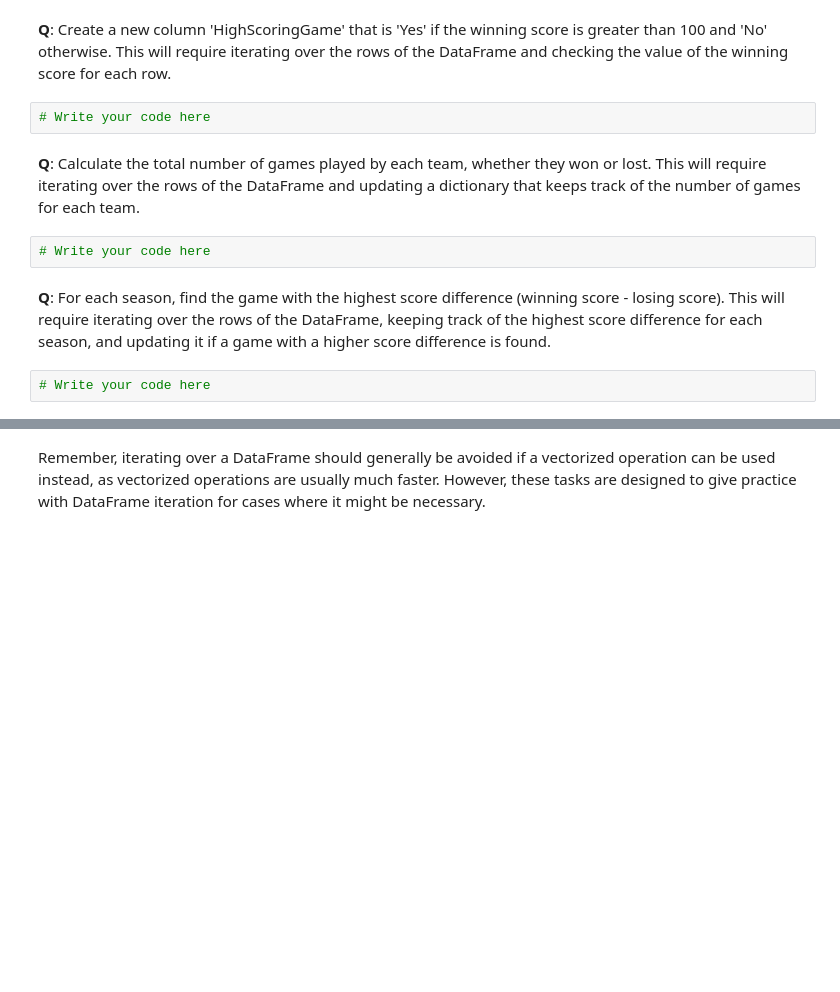
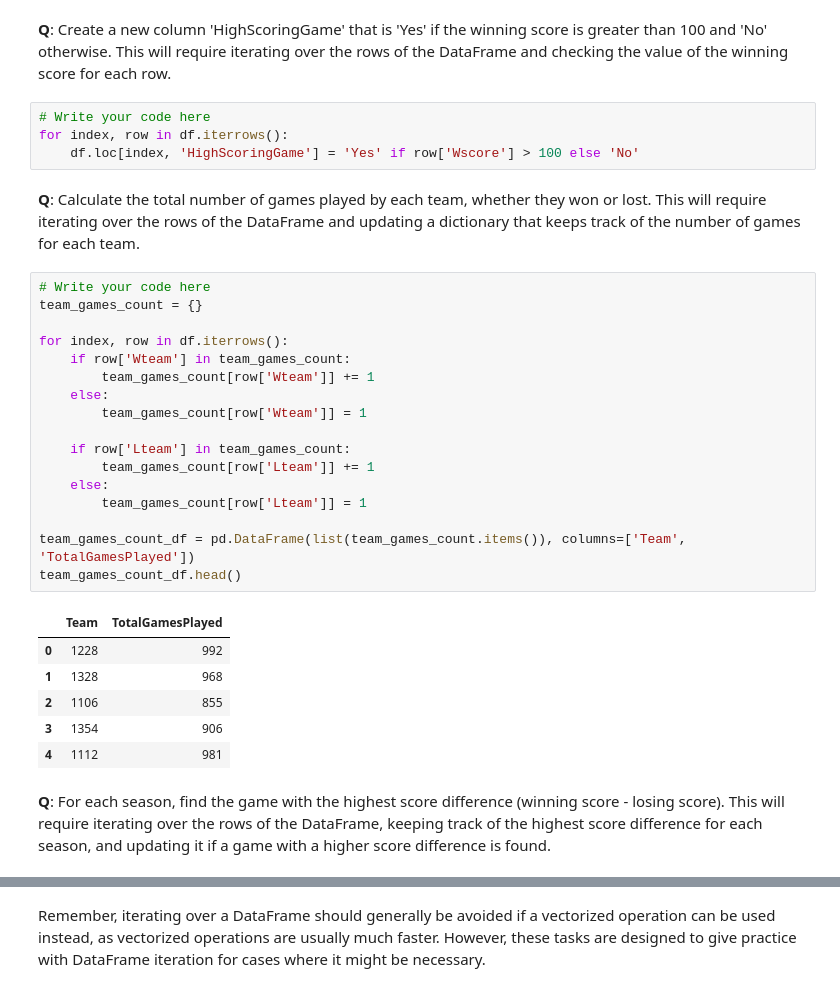
Before and after one commit to NumanBashir/DataVisualizationGroup13, a Jupyter notebook: individual_works/pd_204465.ipynb, the cells around one changed output, grey strips where cells are left out. Drawn from its saved outputs; the diff is of its cells as text; blank space fills up the shorter version.

```diff
--- a/individual_works/pd_204465.ipynb
+++ b/individual_works/pd_204465.ipynb
@@ -377,13 +539,35 @@ Numot        0
 Name: 1, dtype: object
 # %% [markdown]
 **Q**: Create a new column 'HighScoringGame' that is 'Yes' if the winning score is greater than 100 and 'No' otherwise. This will require iterating over the rows of the DataFrame and checking the value of the winning score for each row.
-# %%
-# Write your code here
+# %%
+# Write your code here
+for index, row in df.iterrows():
+    df.loc[index, 'HighScoringGame'] = 'Yes' if row['Wscore'] > 100 else 'No'
 # %% [markdown]
 **Q**: Calculate the total number of games played by each team, whether they won or lost. This will require iterating over the rows of the DataFrame and updating a dictionary that keeps track of the number of games for each team.
-# %%
-# Write your code here
+# %%
+# Write your code here
+team_games_count = {}
+
+for index, row in df.iterrows():
+    if row['Wteam'] in team_games_count:
+        team_games_count[row['Wteam']] += 1
+    else:
+        team_games_count[row['Wteam']] = 1
+
+    if row['Lteam'] in team_games_count:
+        team_games_count[row['Lteam']] += 1
+    else:
+        team_games_count[row['Lteam']] = 1
+
+team_games_count_df = pd.DataFrame(list(team_games_count.items()), columns=['Team', 'TotalGamesPlayed'])
+team_games_count_df.head()
+# %% [output]
+|  | Team | TotalGamesPlayed |
+| 0 | 1228 | 992 |
+| 1 | 1328 | 968 |
+| 2 | 1106 | 855 |
+| 3 | 1354 | 906 |
+| 4 | 1112 | 981 |
 # %% [markdown]
 **Q**: For each season, find the game with the highest score difference (winning score - losing score). This will require iterating over the rows of the DataFrame, keeping track of the highest score difference for each season, and updating it if a game with a higher score difference is found.
-# %%
-# Write your code here
```
Also changed, not shown: parts of 27 cells of this notebook, 2 other files.
